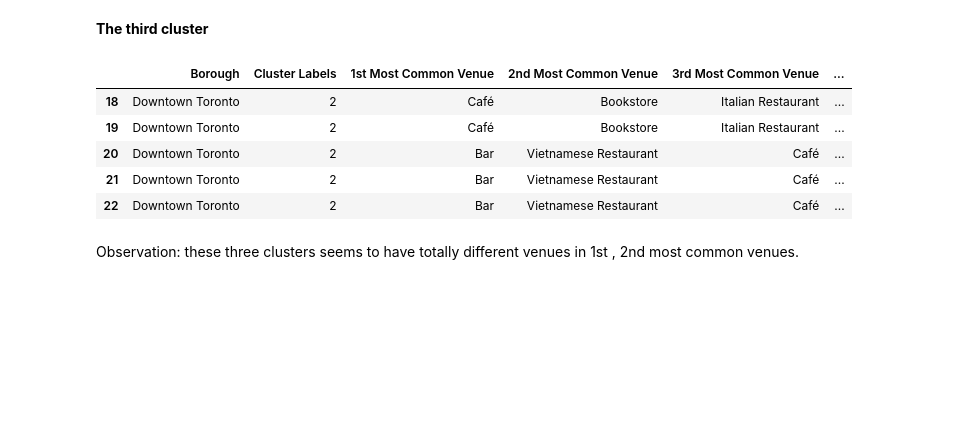
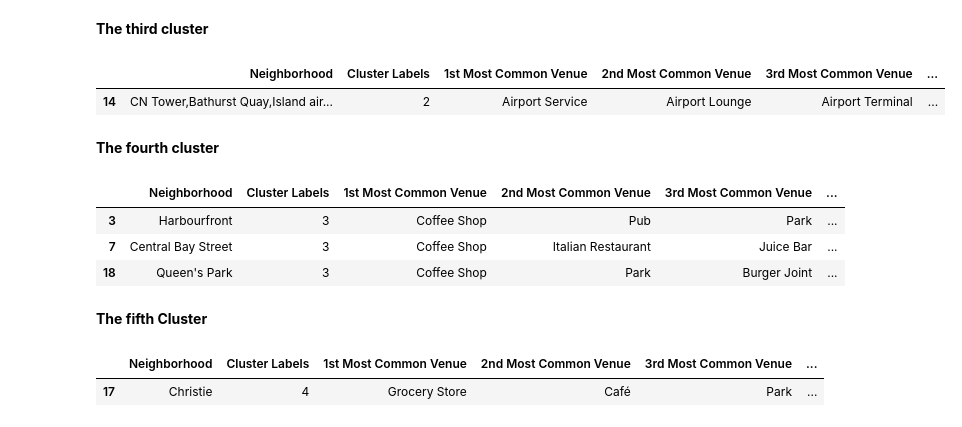
Before and after one commit to aparnarepo/Coursera_Capstone, a Jupyter notebook: torontopincodes.ipynb, the cells around one changed output. Drawn from its saved outputs; the diff is of its cells as text; code cells hidden in the pictures; blank space fills up the shorter version.

```diff
--- a/torontopincodes.ipynb
+++ b/torontopincodes.ipynb
@@ -32,3 +52,14 @@ df.head()
 | 2 | M3A | North York | Parkwoods |
 | 3 | M4A | North York | Victoria Village |
 | 4 | M5A | Downtown Toronto | Harbourfront |
+# %%
+df = df.set_index("Borough")
+df = df.drop('Not assigned')
+df = df.reset_index()
+#df = df.set_index("Postcode")
+#df['Neighbourhood'] = df[df.Neighbourhood == 'Not asigned' , df['Borough'] ]
+df.loc[df['Neighbourhood'] == 'Not assigned', 'Neighbourhood'] = df['Borough']
+df = df.groupby(['Postcode',"Borough"])['Neighbourhood'].apply(lambda x: ','.join(x)).reset_index(name ='Neighbourhood')
+print(df.shape)
+df
+[df['Neighbourhood'] == 'Not assigned']
@@ -760,13 +806,23 @@ toronto_merged.loc[toronto_merged['Cluster Labels'] == 1, toronto_merged.columns
 # %% [markdown]
 **The third cluster**
 # %%
-toronto_merged.loc[toronto_merged['Cluster Labels'] == 2, toronto_merged.columns[[1] + list(range(5, toronto_merged.shape[1]))]]
+toronto_merged.loc[toronto_merged['Cluster Labels'] == 2, toronto_merged.columns[[2] + list(range(5, toronto_merged.shape[1]))]]
 # %% [output]
-|  | Borough | Cluster Labels | 1st Most Common Venue | 2nd Most Common Venue | 3rd Most Common Venue | ... |
-| 18 | Downtown Toronto | 2 | Café | Bookstore | Italian Restaurant | ... |
-| 19 | Downtown Toronto | 2 | Café | Bookstore | Italian Restaurant | ... |
-| 20 | Downtown Toronto | 2 | Bar | Vietnamese Restaurant | Café | ... |
-| 21 | Downtown Toronto | 2 | Bar | Vietnamese Restaurant | Café | ... |
-| 22 | Downtown Toronto | 2 | Bar | Vietnamese Restaurant | Café | ... |
+|  | Neighborhood | Cluster Labels | 1st Most Common Venue | 2nd Most Common Venue | 3rd Most Common Venue | ... |
+| 14 | CN Tower,Bathurst Quay,Island air... | 2 | Airport Service | Airport Lounge | Airport Terminal | ... |
-# %% [markdown]
-Observation: these three clusters seems to have totally different venues in 1st , 2nd most common venues.
+# %% [markdown]
+**The fourth cluster**
+# %%
+toronto_merged.loc[toronto_merged['Cluster Labels'] == 3, toronto_merged.columns[[2] + list(range(5, toronto_merged.shape[1]))]]
+# %% [output]
+|  | Neighborhood | Cluster Labels | 1st Most Common Venue | 2nd Most Common Venue | 3rd Most Common Venue | ... |
+| 3 | Harbourfront | 3 | Coffee Shop | Pub | Park | ... |
+| 7 | Central Bay Street | 3 | Coffee Shop | Italian Restaurant | Juice Bar | ... |
+| 18 | Queen's Park | 3 | Coffee Shop | Park | Burger Joint | ... |
+# %% [markdown]
+**The fifth Cluster**
+# %%
+toronto_merged.loc[toronto_merged['Cluster Labels'] == 4, toronto_merged.columns[[2] + list(range(5, toronto_merged.shape[1]))]]
+# %% [output]
+|  | Neighborhood | Cluster Labels | 1st Most Common Venue | 2nd Most Common Venue | 3rd Most Common Venue | ... |
+| 17 | Christie | 4 | Grocery Store | Café | Park | ... |
```
Also changed, not shown: parts of 58 cells of this notebook.
